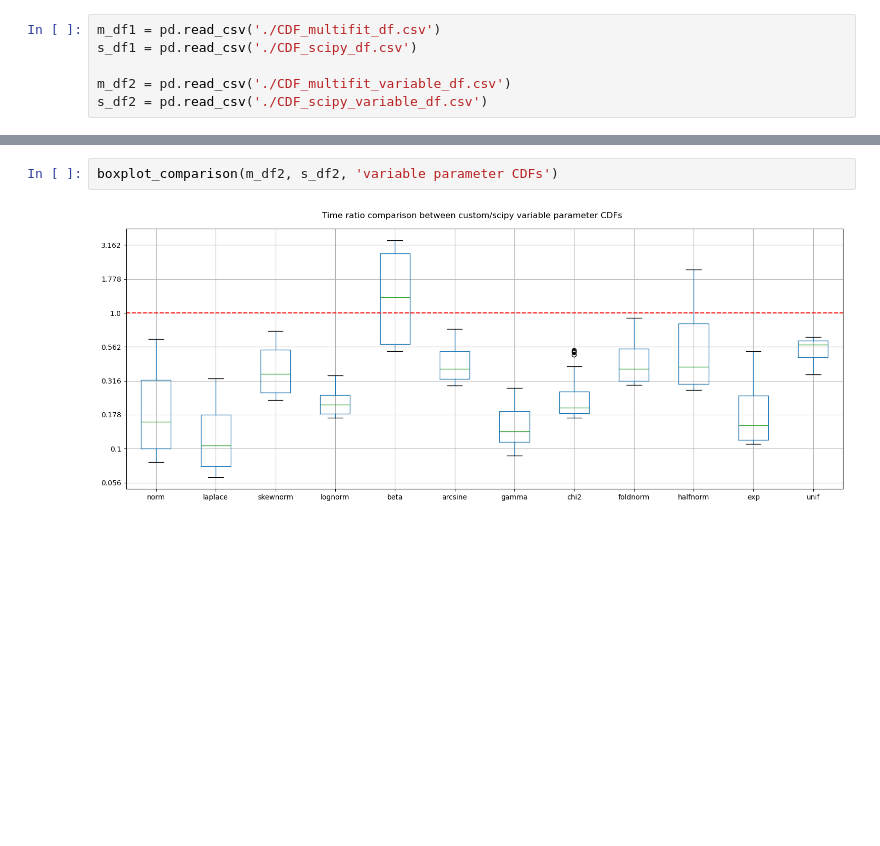
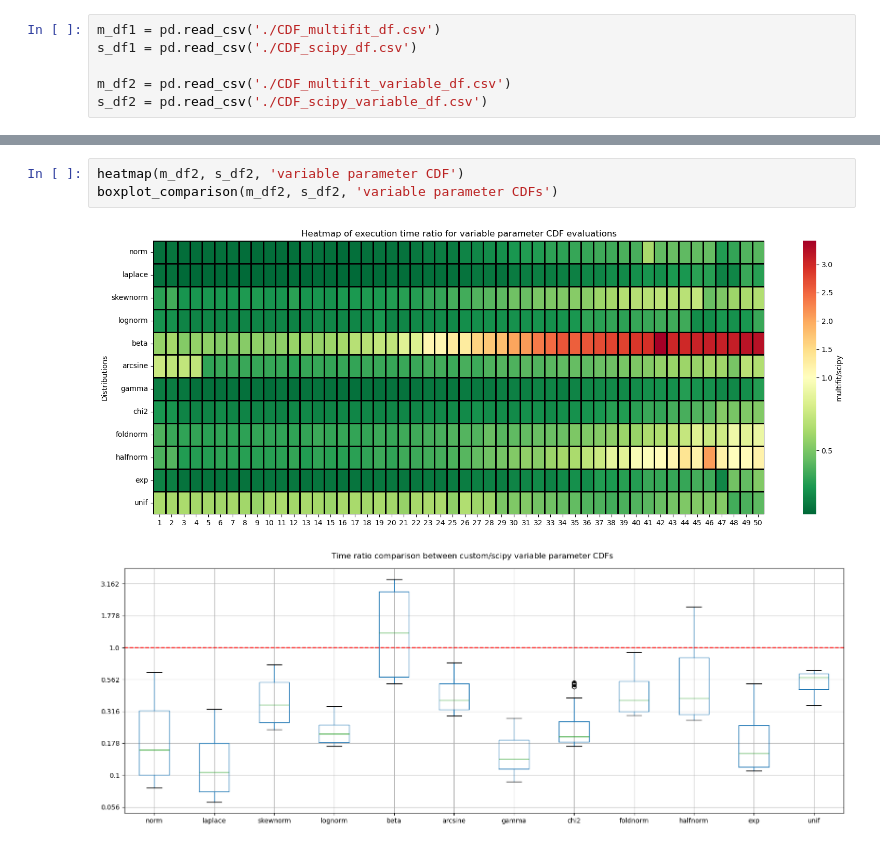
Before and after one commit to syedalimohsinbukhari/pyMultiFit, a Jupyter notebook: benchmarks/summary.ipynb, the cells around one changed output, grey strips where cells are left out. Drawn from its saved outputs; the diff is of its cells as text; blank space fills up the shorter version.

```diff
--- a/benchmarks/summary.ipynb
+++ b/benchmarks/summary.ipynb
@@ -37,4 +61,6 @@ boxplot_comparison(m_df2, s_df2, 'variable parameter CDFs')
 # %%
+heatmap(m_df2, s_df2, 'variable parameter CDF')
 boxplot_comparison(m_df2, s_df2, 'variable parameter CDFs')
 # %% [output]
-[figure, old version]
+[figure, new version]
+[figure, added]
```
Also changed, not shown: parts of 11 cells of this notebook, 3 other files.
